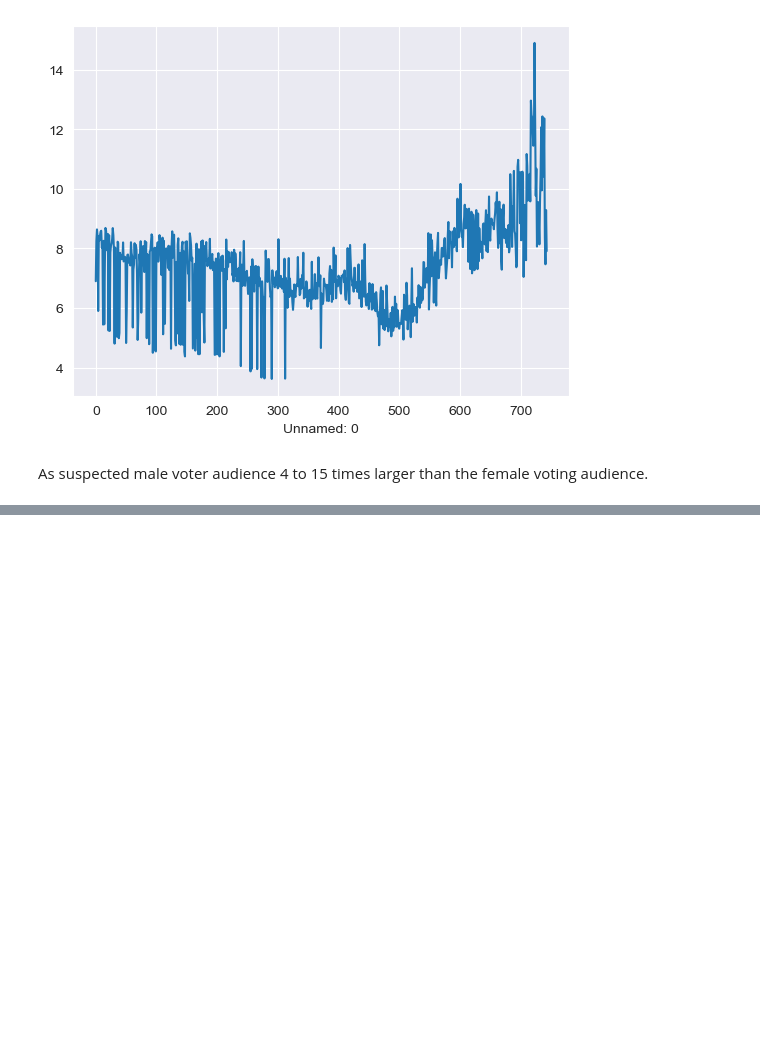
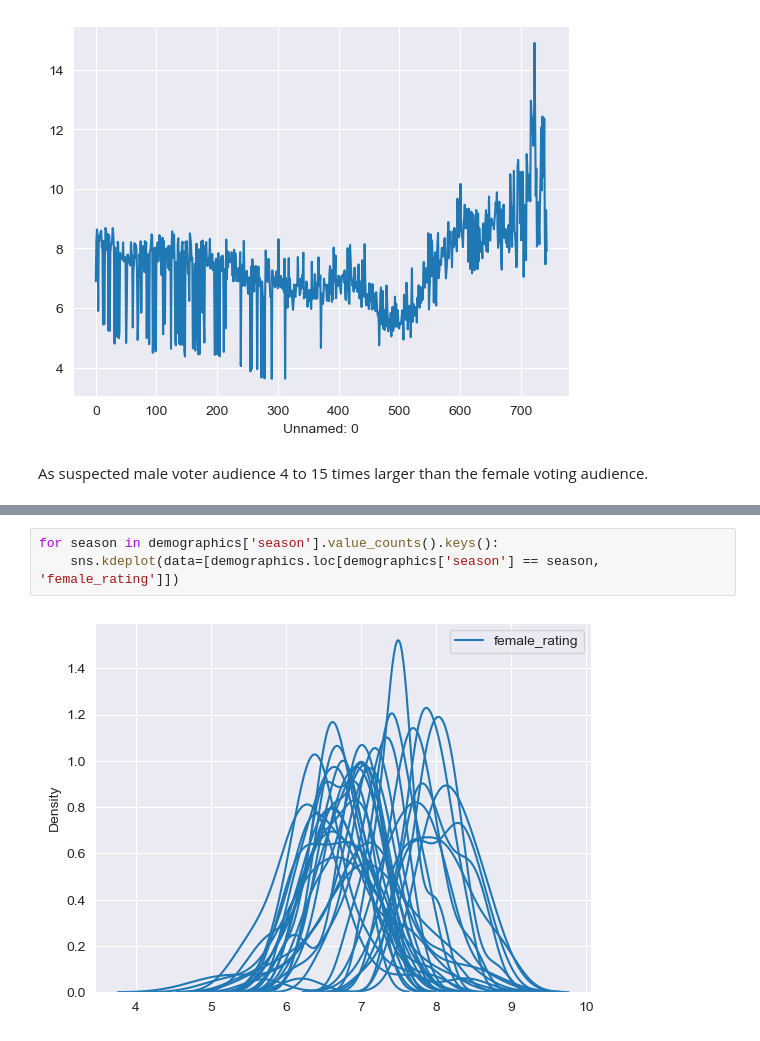
Before and after one commit to nic0gin/datamadness, a Jupyter notebook: demographics_EDA.ipynb, the cells around one changed output, grey strips where cells are left out. Cells and saved outputs as stored; diff of their text form; blank space fills up the shorter version.

```diff
--- a/demographics_EDA.ipynb
+++ b/demographics_EDA.ipynb
@@ -277,0 +79,5 @@ sns.kdeplot(data=[demographics.loc[demographics['season'] == 34, 'male_rating'],
+# %%
+for season in demographics['season'].value_counts().keys():
+    sns.kdeplot(data=[demographics.loc[demographics['season'] == season, 'female_rating']])
+# %% [output]
+[figure, added]
```
Also changed, not shown: parts of 70 cells of this notebook.
